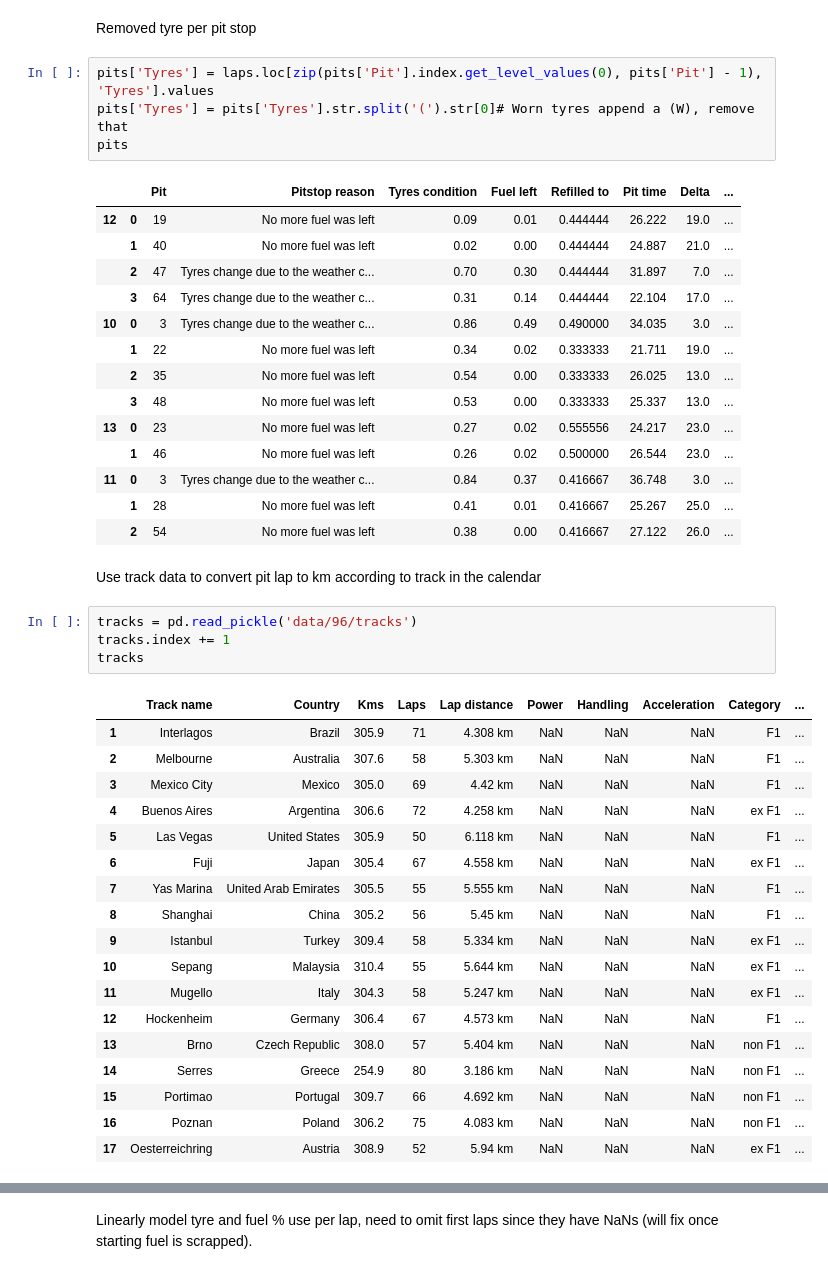
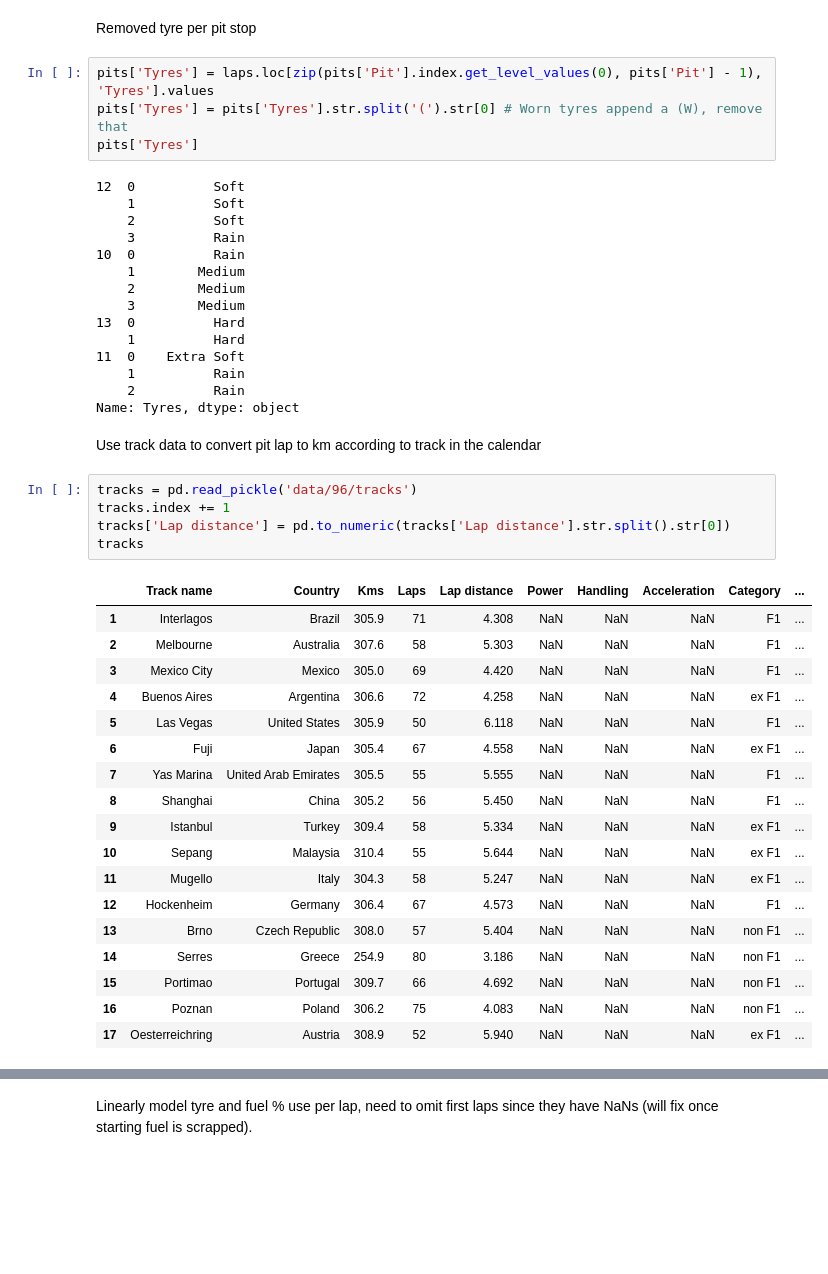
Before and after one commit to freire-guido/gpro, a Jupyter notebook: analysis.ipynb, the cells around one changed output, grey strips where cells are left out. Cells and saved outputs as stored; diff of their text form; blank space fills up the shorter version.

```diff
--- a/analysis.ipynb
+++ b/analysis.ipynb
@@ -109,46 +88,47 @@ pits
 Removed tyre per pit stop
 # %%
 pits['Tyres'] = laps.loc[zip(pits['Pit'].index.get_level_values(0), pits['Pit'] - 1), 'Tyres'].values
-pits['Tyres'] = pits['Tyres'].str.split('(').str[0]# Worn tyres append a (W), remove that
-pits
+pits['Tyres'] = pits['Tyres'].str.split('(').str[0] # Worn tyres append a (W), remove that
+pits['Tyres']
 # %% [output]
-|  |  | Pit | Pitstop reason | Tyres condition | Fuel left | Refilled to | Pit time | Delta | ... |
-| 12 | 0 | 19 | No more fuel was left | 0.09 | 0.01 | 0.444444 | 26.222 | 19.0 | ... |
-|  | 1 | 40 | No more fuel was left | 0.02 | 0.00 | 0.444444 | 24.887 | 21.0 | ... |
-|  | 2 | 47 | Tyres change due to the weather c... | 0.70 | 0.30 | 0.444444 | 31.897 | 7.0 | ... |
-|  | 3 | 64 | Tyres change due to the weather c... | 0.31 | 0.14 | 0.444444 | 22.104 | 17.0 | ... |
-| 10 | 0 | 3 | Tyres change due to the weather c... | 0.86 | 0.49 | 0.490000 | 34.035 | 3.0 | ... |
-|  | 1 | 22 | No more fuel was left | 0.34 | 0.02 | 0.333333 | 21.711 | 19.0 | ... |
-|  | 2 | 35 | No more fuel was left | 0.54 | 0.00 | 0.333333 | 26.025 | 13.0 | ... |
-|  | 3 | 48 | No more fuel was left | 0.53 | 0.00 | 0.333333 | 25.337 | 13.0 | ... |
-| 13 | 0 | 23 | No more fuel was left | 0.27 | 0.02 | 0.555556 | 24.217 | 23.0 | ... |
-|  | 1 | 46 | No more fuel was left | 0.26 | 0.02 | 0.500000 | 26.544 | 23.0 | ... |
-| 11 | 0 | 3 | Tyres change due to the weather c... | 0.84 | 0.37 | 0.416667 | 36.748 | 3.0 | ... |
-|  | 1 | 28 | No more fuel was left | 0.41 | 0.01 | 0.416667 | 25.267 | 25.0 | ... |
-|  | 2 | 54 | No more fuel was left | 0.38 | 0.00 | 0.416667 | 27.122 | 26.0 | ... |
+12  0          Soft
+    1          Soft
+    2          Soft
+    3          Rain
+10  0          Rain
+    1        Medium
+    2        Medium
+    3        Medium
+13  0          Hard
+    1          Hard
+11  0    Extra Soft
+    1          Rain
+    2          Rain
+Name: Tyres, dtype: object
 # %% [markdown]
 Use track data to convert pit lap to km according to track in the calendar
 # %%
 tracks = pd.read_pickle('data/96/tracks')
 tracks.index += 1
+tracks['Lap distance'] = pd.to_numeric(tracks['Lap distance'].str.split().str[0])
 tracks
 # %% [output]
 |  | Track name | Country | Kms | Laps | Lap distance | Power | Handling | Acceleration | Category | ... |
-| 1 | Interlagos | Brazil | 305.9 | 71 | 4.308 km | NaN | NaN | NaN | F1 | ... |
-| 2 | Melbourne | Australia | 307.6 | 58 | 5.303 km | NaN | NaN | NaN | F1 | ... |
-| 3 | Mexico City | Mexico | 305.0 | 69 | 4.42 km | NaN | NaN | NaN | F1 | ... |
-| 4 | Buenos Aires | Argentina | 306.6 | 72 | 4.258 km | NaN | NaN | NaN | ex F1 | ... |
-| 5 | Las Vegas | United States | 305.9 | 50 | 6.118 km | NaN | NaN | NaN | F1 | ... |
-| 6 | Fuji | Japan | 305.4 | 67 | 4.558 km | NaN | NaN | NaN | ex F1 | ... |
-| 7 | Yas Marina | United Arab Emirates | 305.5 | 55 | 5.555 km | NaN | NaN | NaN | F1 | ... |
-| 8 | Shanghai | China | 305.2 | 56 | 5.45 km | NaN | NaN | NaN | F1 | ... |
-| 9 | Istanbul | Turkey | 309.4 | 58 | 5.334 km | NaN | NaN | NaN | ex F1 | ... |
-| 10 | Sepang | Malaysia | 310.4 | 55 | 5.644 km | NaN | NaN | NaN | ex F1 | ... |
-| 11 | Mugello | Italy | 304.3 | 58 | 5.247 km | NaN | NaN | NaN | ex F1 | ... |
-| 12 | Hockenheim | Germany | 306.4 | 67 | 4.573 km | NaN | NaN | NaN | F1 | ... |
-| 13 | Brno | Czech Republic | 308.0 | 57 | 5.404 km | NaN | NaN | NaN | non F1 | ... |
-| 14 | Serres | Greece | 254.9 | 80 | 3.186 km | NaN | NaN | NaN | non F1 | ... |
-| 15 | Portimao | Portugal | 309.7 | 66 | 4.692 km | NaN | NaN | NaN | non F1 | ... |
-| 16 | Poznan | Poland | 306.2 | 75 | 4.083 km | NaN | NaN | NaN | non F1 | ... |
-| 17 | Oesterreichring | Austria | 308.9 | 52 | 5.94 km | NaN | NaN | NaN | ex F1 | ... |
+| 1 | Interlagos | Brazil | 305.9 | 71 | 4.308 | NaN | NaN | NaN | F1 | ... |
+| 2 | Melbourne | Australia | 307.6 | 58 | 5.303 | NaN | NaN | NaN | F1 | ... |
+| 3 | Mexico City | Mexico | 305.0 | 69 | 4.420 | NaN | NaN | NaN | F1 | ... |
+| 4 | Buenos Aires | Argentina | 306.6 | 72 | 4.258 | NaN | NaN | NaN | ex F1 | ... |
+| 5 | Las Vegas | United States | 305.9 | 50 | 6.118 | NaN | NaN | NaN | F1 | ... |
+| 6 | Fuji | Japan | 305.4 | 67 | 4.558 | NaN | NaN | NaN | ex F1 | ... |
+| 7 | Yas Marina | United Arab Emirates | 305.5 | 55 | 5.555 | NaN | NaN | NaN | F1 | ... |
+| 8 | Shanghai | China | 305.2 | 56 | 5.450 | NaN | NaN | NaN | F1 | ... |
+| 9 | Istanbul | Turkey | 309.4 | 58 | 5.334 | NaN | NaN | NaN | ex F1 | ... |
+| 10 | Sepang | Malaysia | 310.4 | 55 | 5.644 | NaN | NaN | NaN | ex F1 | ... |
+| 11 | Mugello | Italy | 304.3 | 58 | 5.247 | NaN | NaN | NaN | ex F1 | ... |
+| 12 | Hockenheim | Germany | 306.4 | 67 | 4.573 | NaN | NaN | NaN | F1 | ... |
+| 13 | Brno | Czech Republic | 308.0 | 57 | 5.404 | NaN | NaN | NaN | non F1 | ... |
+| 14 | Serres | Greece | 254.9 | 80 | 3.186 | NaN | NaN | NaN | non F1 | ... |
+| 15 | Portimao | Portugal | 309.7 | 66 | 4.692 | NaN | NaN | NaN | non F1 | ... |
+| 16 | Poznan | Poland | 306.2 | 75 | 4.083 | NaN | NaN | NaN | non F1 | ... |
+| 17 | Oesterreichring | Austria | 308.9 | 52 | 5.940 | NaN | NaN | NaN | ex F1 | ... |
 # %%
```
Also changed, not shown: parts of 10 cells of this notebook.
